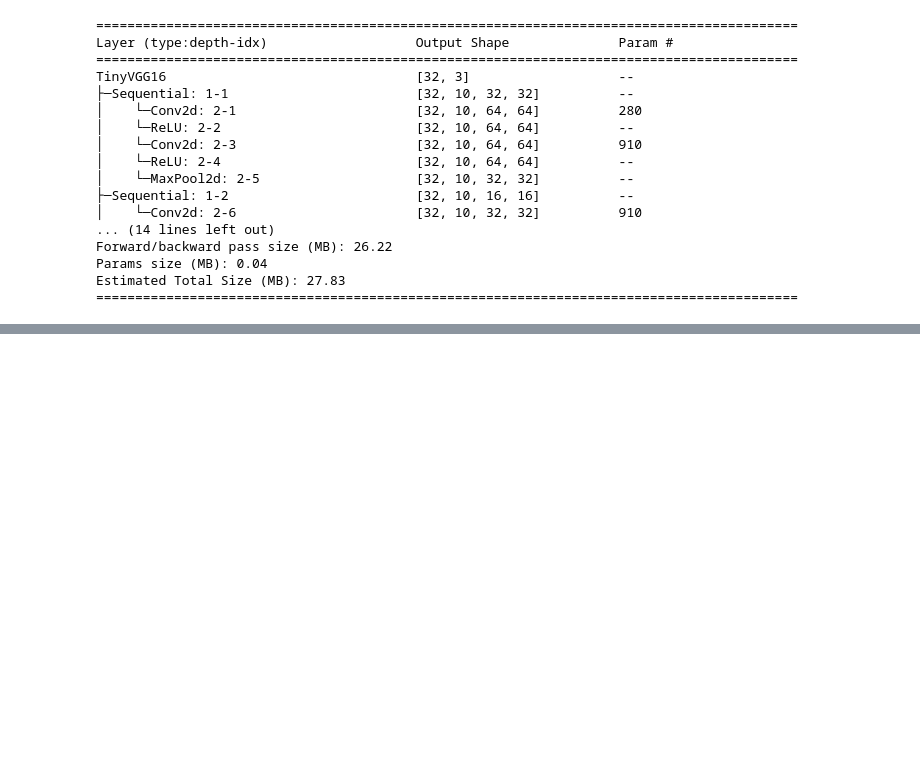
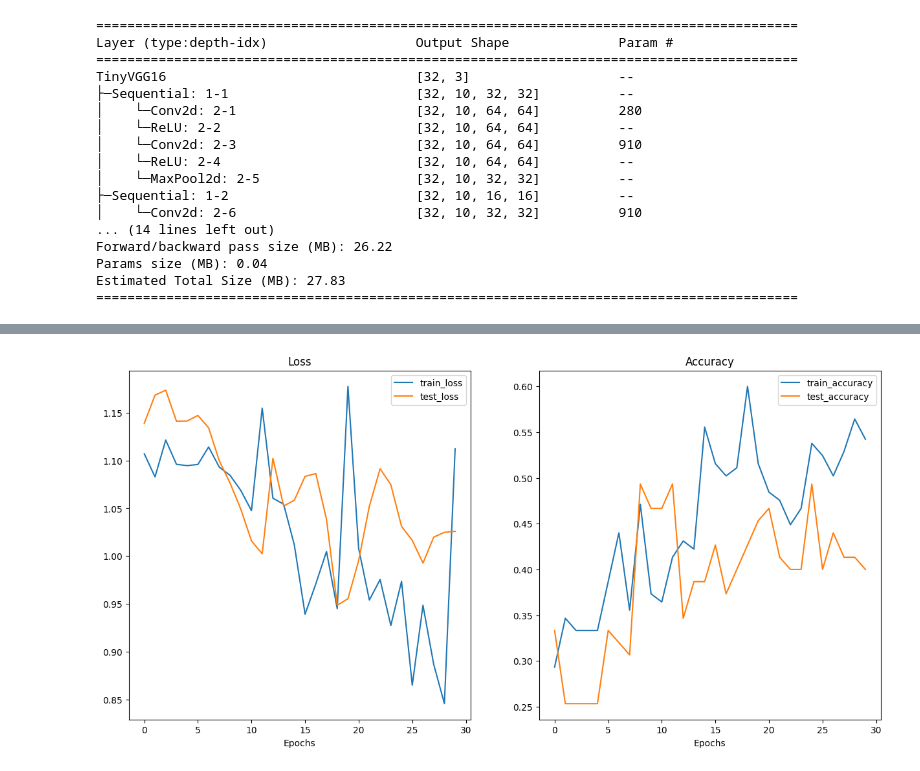
Before and after one commit to azhermurad/PyTorch-For-Deep-Learning, a Jupyter notebook: Computer_Vision/Pytorch_Custom_Dataset.ipynb, the cells around one changed output, grey strips where cells are left out. Saved outputs shown, nothing was run; the diff lists cells and outputs as text; code cells hidden in the pictures; blank space fills up the shorter version.

```diff
--- a/Computer_Vision/Pytorch_Custom_Dataset.ipynb
+++ b/Computer_Vision/Pytorch_Custom_Dataset.ipynb
@@ -537,0 +845,4 @@ Estimated Total Size (MB): 27.83
+# %%
+plot_loss_curves(history)
+# %% [output]
+[figure, added]
```
Also changed, not shown: parts of 27 cells of this notebook.
